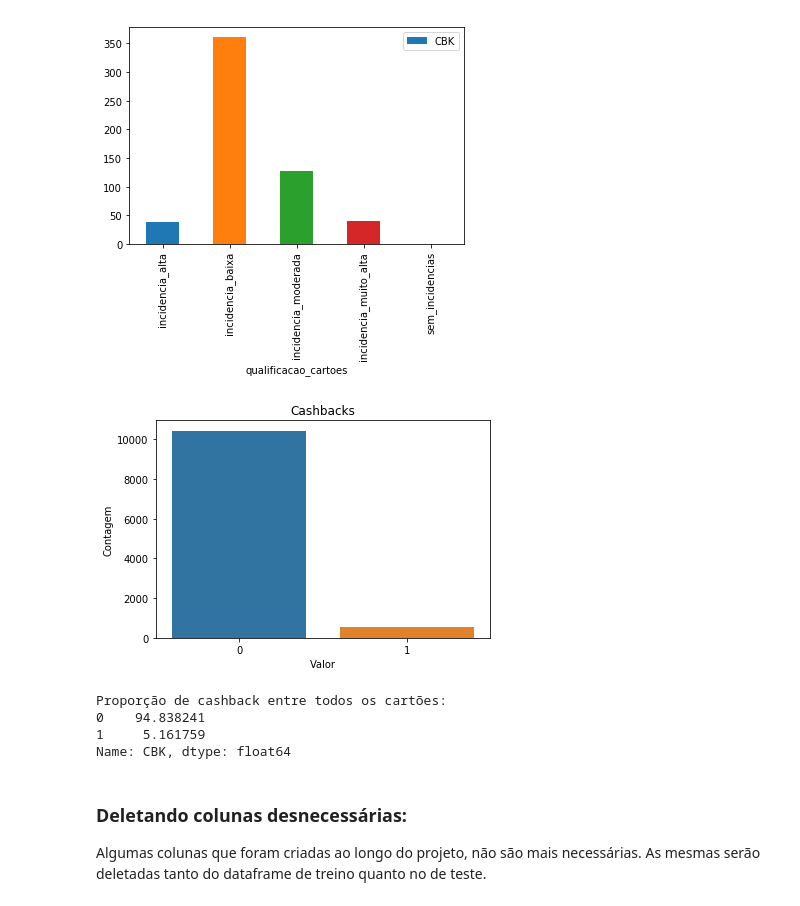
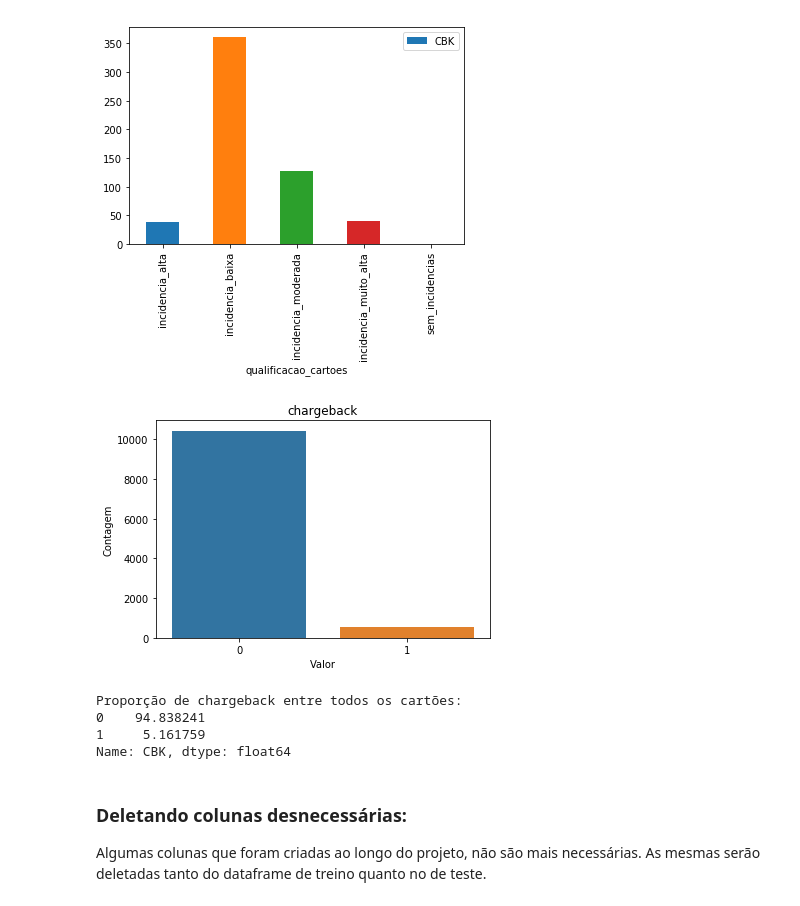
Before and after one commit to geeklicantropo/PORTFOLIO-Data-Science-In-Progress-, a Jupyter notebook: chargeback.ipynb, the cells around one changed output. Cells and saved outputs as stored; diff of their text form; code cells hidden in the pictures.

Commit message:
Add files via upload
Previsões sobre chargebacks em uma empresa.

```diff
--- a/chargeback.ipynb
+++ b/chargeback.ipynb
@@ -661,18 +658,18 @@ s_train[["qualificacao_cartoes","CBK"]].groupby(["qualificacao_cartoes"], as_ind
 # %%
 
 # Proporção de cashback entre todos os cartões
 fig, ax = plt.subplots()
 sns.countplot('CBK', data=s_train, ax=ax)
-ax.set_title("Cashbacks")
+ax.set_title("chargeback")
 ax.set_xlabel("Valor")
 ax.set_ylabel("Contagem")
 plt.show()
 
-print("Proporção de cashback entre todos os cartões:")
+print("Proporção de chargeback entre todos os cartões:")
 print((s_train['CBK'].value_counts() / s_train.shape[0] )*100)
 # %% [output]
-[figure, old version]
+[figure, new version]
-Proporção de cashback entre todos os cartões:
+Proporção de chargeback entre todos os cartões:
 0    94.838241
 1     5.161759
 Name: CBK, dtype: float64
```
Also changed, not shown: parts of 21 cells of this notebook.
